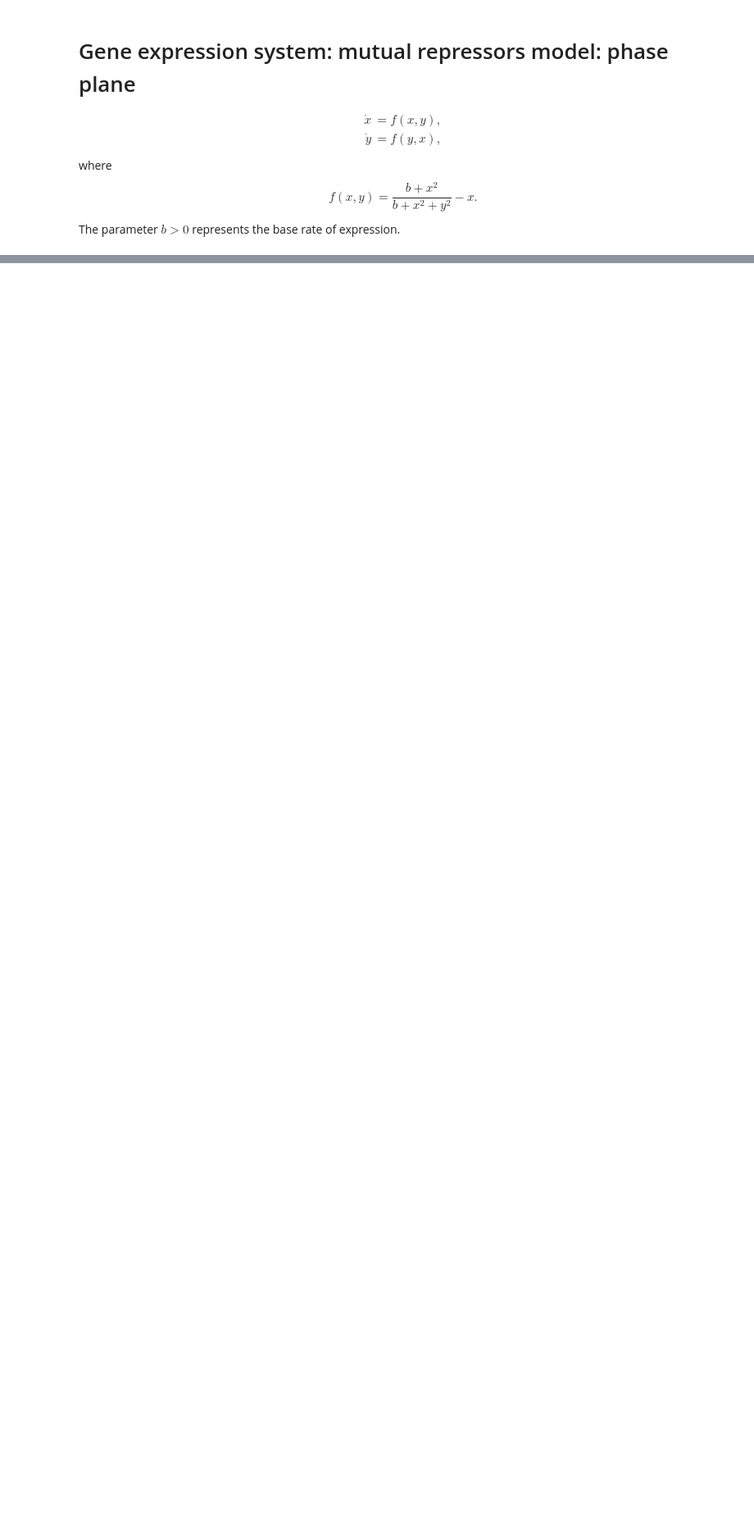
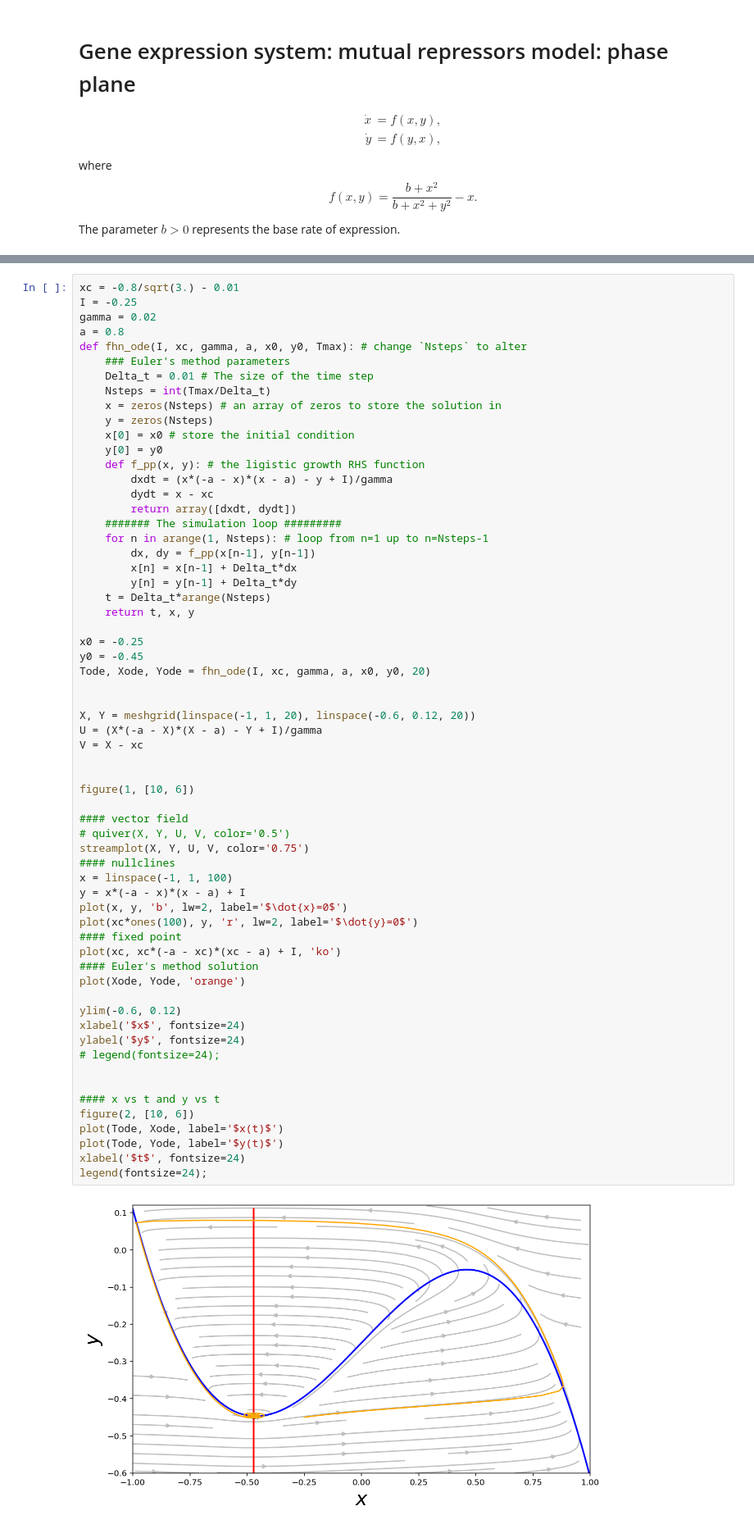
Before and after one commit to newby-jay/MATH371-Winter2020-JupyterNotebooks, a Jupyter notebook: Week 4 - birth death systems.ipynb, the cells around one changed output, grey strips where cells are left out. Shown at 82% size. Saved outputs shown, nothing was run; the diff lists cells and outputs as text; blank space fills up the shorter version.

```diff
--- a/Week 4 - birth death systems.ipynb
+++ b/Week 4 - birth death systems.ipynb
@@ -171,0 +392,64 @@ ylabel('y', fontsize=24);
+# %%
+xc = -0.8/sqrt(3.) - 0.01
+I = -0.25
+gamma = 0.02
+a = 0.8
+def fhn_ode(I, xc, gamma, a, x0, y0, Tmax): # change `Nsteps` to alter
+    ### Euler's method parameters
+    Delta_t = 0.01 # The size of the time step
+    Nsteps = int(Tmax/Delta_t)
+    x = zeros(Nsteps) # an array of zeros to store the solution in
+    y = zeros(Nsteps)
+    x[0] = x0 # store the initial condition
+    y[0] = y0
+    def f_pp(x, y): # the ligistic growth RHS function
+        dxdt = (x*(-a - x)*(x - a) - y + I)/gamma
+        dydt = x - xc
+        return array([dxdt, dydt])
+    ####### The simulation loop #########
+    for n in arange(1, Nsteps): # loop from n=1 up to n=Nsteps-1
+        dx, dy = f_pp(x[n-1], y[n-1])
+        x[n] = x[n-1] + Delta_t*dx
+        y[n] = y[n-1] + Delta_t*dy
+    t = Delta_t*arange(Nsteps)
+    return t, x, y
+
+x0 = -0.25
+y0 = -0.45
+Tode, Xode, Yode = fhn_ode(I, xc, gamma, a, x0, y0, 20)
+
+
+X, Y = meshgrid(linspace(-1, 1, 20), linspace(-0.6, 0.12, 20))
+U = (X*(-a - X)*(X - a) - Y + I)/gamma
+V = X - xc
+
+
+figure(1, [10, 6])
+
+#### vector field
+# quiver(X, Y, U, V, color='0.5')
+streamplot(X, Y, U, V, color='0.75')
+#### nullclines
+x = linspace(-1, 1, 100)
+y = x*(-a - x)*(x - a) + I
+plot(x, y, 'b', lw=2, label='$\dot{x}=0$')
+plot(xc*ones(100), y, 'r', lw=2, label='$\dot{y}=0$')
+#### fixed point
+plot(xc, xc*(-a - xc)*(xc - a) + I, 'ko')
+#### Euler's method solution
+plot(Xode, Yode, 'orange')
+
+ylim(-0.6, 0.12)
+xlabel('$x$', fontsize=24)
+ylabel('$y$', fontsize=24)
+# legend(fontsize=24);
+
+
+#### x vs t and y vs t
+figure(2, [10, 6])
+plot(Tode, Xode, label='$x(t)$')
+plot(Tode, Yode, label='$y(t)$')
+xlabel('$t$', fontsize=24)
+legend(fontsize=24);
+# %% [output]
+[figure, added]
```
Also changed, not shown: parts of 7 cells of this notebook, 1 other file.
